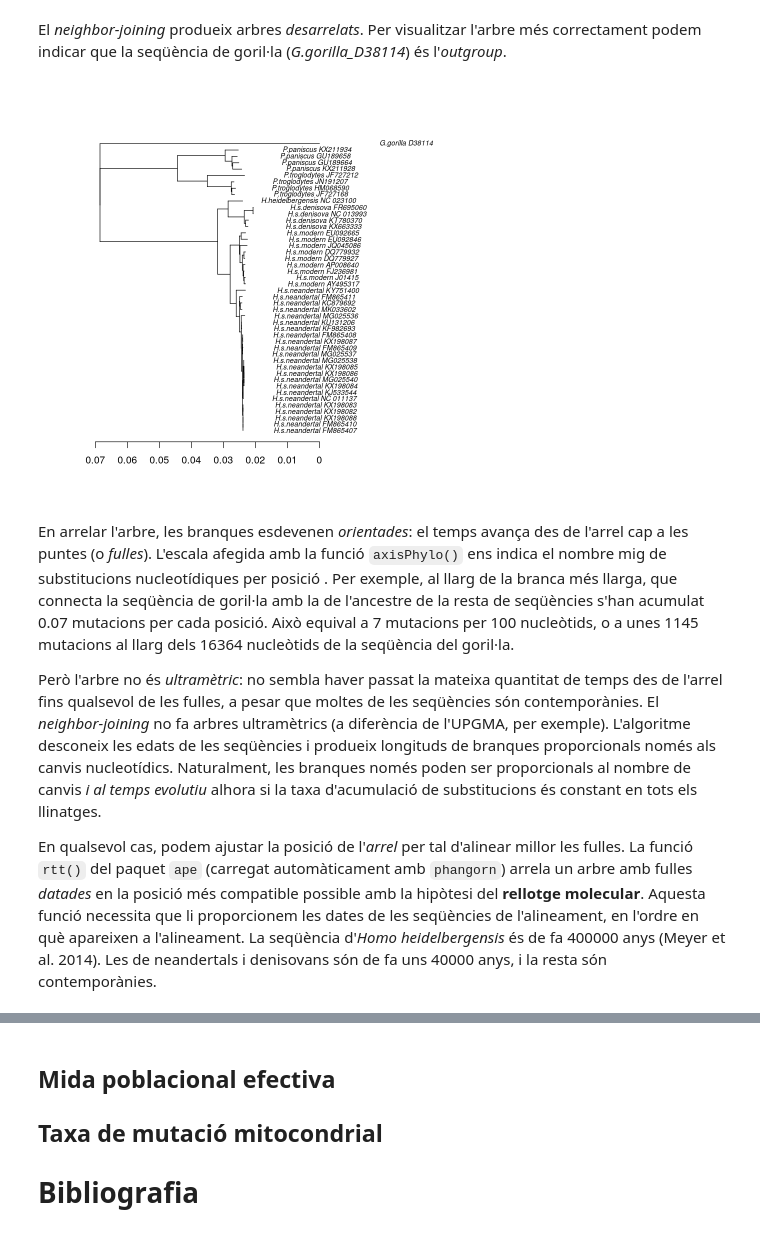
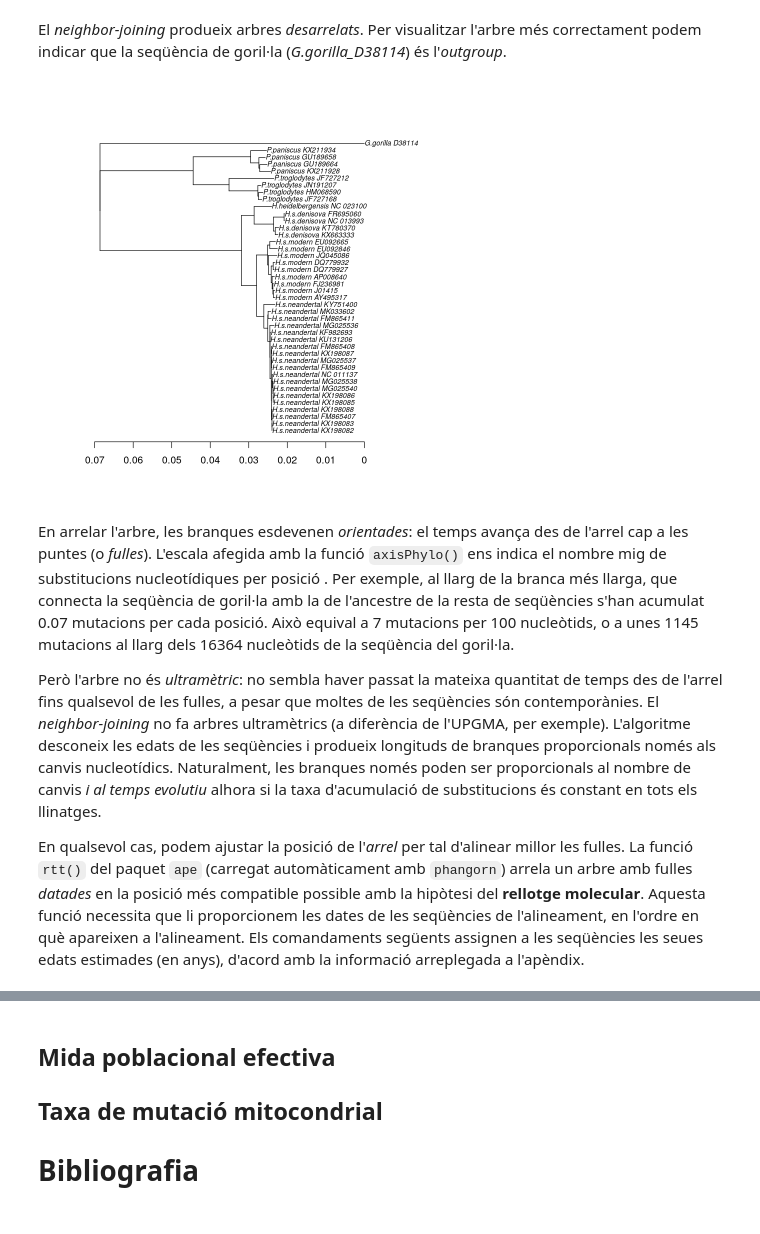
Before and after one commit to celiaferriol/PTE_33056, a Jupyter notebook: P4.Rellotge_molecular/Guio.ipynb, the cells around one changed output, grey strips where cells are left out. Drawn from its saved outputs; the diff is of its cells as text; code cells hidden in the pictures.

```diff
--- a/P4.Rellotge_molecular/Guio.ipynb
+++ b/P4.Rellotge_molecular/Guio.ipynb
@@ -41,16 +41,16 @@ plot(arbre, cex = 0.7)
 El *neighbor-joining* produeix arbres *desarrelats*. Per visualitzar l'arbre més correctament podem indicar que la seqüència de goril·la (*G.gorilla_D38114*) és l'*outgroup*.
 # %%
 arbre <- root(arbre, outgroup = 'G.gorilla_D38114', resolve.root = TRUE)
-plot(arbre, cex = 0.7, adj = 1, x.lim = c(0,0.1))
+plot(arbre, cex = 0.7)
 axisPhylo()
 # %% [output]
-[figure, old version]
+[figure, new version]
 # %% [markdown]
 En arrelar l'arbre, les branques esdevenen *orientades*: el temps avança des de l'arrel cap a les puntes (o *fulles*). L'escala afegida amb la funció `axisPhylo()` ens indica el nombre mig de substitucions nucleotídiques per posició . Per exemple, al llarg de la branca més llarga, que connecta la seqüència de goril·la amb la de l'ancestre de la resta de seqüències s'han acumulat 0.07 mutacions per cada posició. Això equival a 7 mutacions per 100 nucleòtids, o a unes 1145 mutacions al llarg dels 16364 nucleòtids de la seqüència del goril·la.
 
 Però l'arbre no és *ultramètric*: no sembla haver passat la mateixa quantitat de temps des de l'arrel fins qualsevol de les fulles, a pesar que moltes de les seqüències són contemporànies. El *neighbor-joining* no fa arbres ultramètrics (a diferència de l'UPGMA, per exemple). L'algoritme desconeix les edats de les seqüències i produeix longituds de branques proporcionals només als canvis nucleotídics. Naturalment, les branques només poden ser proporcionals al nombre de canvis *i al temps evolutiu* alhora si la taxa d'acumulació de substitucions és constant en tots els llinatges.
 
-En qualsevol cas, podem ajustar la posició de l'*arrel* per tal d'alinear millor les fulles. La funció `rtt()` del paquet `ape` (carregat automàticament amb `phangorn`) arrela un arbre amb fulles *datades* en la posició més compatible possible amb la hipòtesi del **rellotge molecular**. Aquesta funció necessita que li proporcionem les dates de les seqüències de l'alineament, en l'ordre en què apareixen a l'alineament. La seqüència d'*Homo heidelbergensis* és de fa 400000 anys (Meyer et al. 2014). Les de neandertals i denisovans són de fa uns 40000 anys, i la resta són contemporànies.
+En qualsevol cas, podem ajustar la posició de l'*arrel* per tal d'alinear millor les fulles. La funció `rtt()` del paquet `ape` (carregat automàticament amb `phangorn`) arrela un arbre amb fulles *datades* en la posició més compatible possible amb la hipòtesi del **rellotge molecular**. Aquesta funció necessita que li proporcionem les dates de les seqüències de l'alineament, en l'ordre en què apareixen a l'alineament. Els comandaments següents assignen a les seqüències les seues edats estimades (en anys), d'acord amb la informació arreplegada a l'apèndix.
 # %%
 tipDates <- c(0, 0, 0, 0, 0, 0, 0, 0, 0,
               -400000,
```
Also changed, not shown: parts of 3 cells of this notebook, 1 other file.
